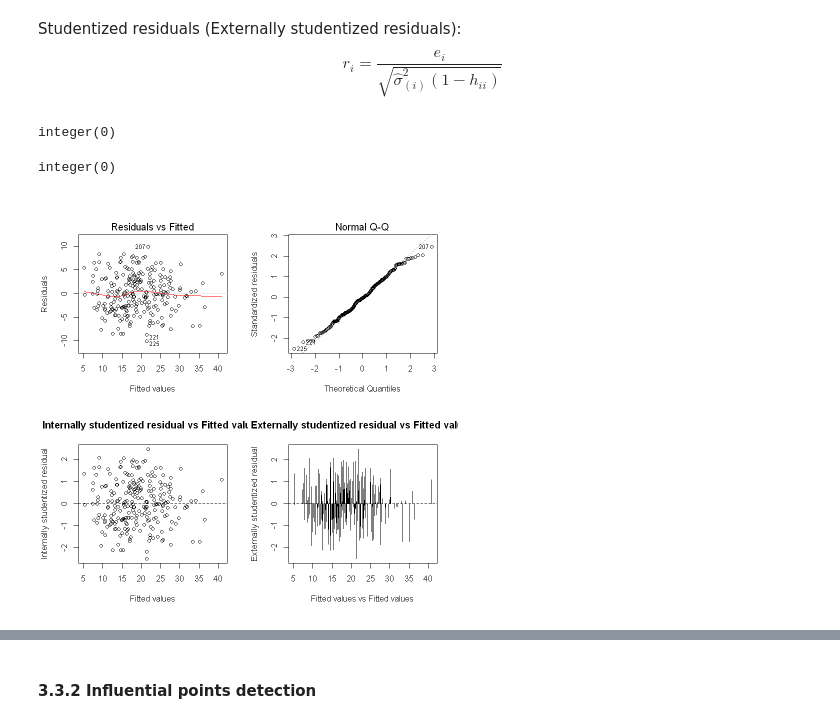
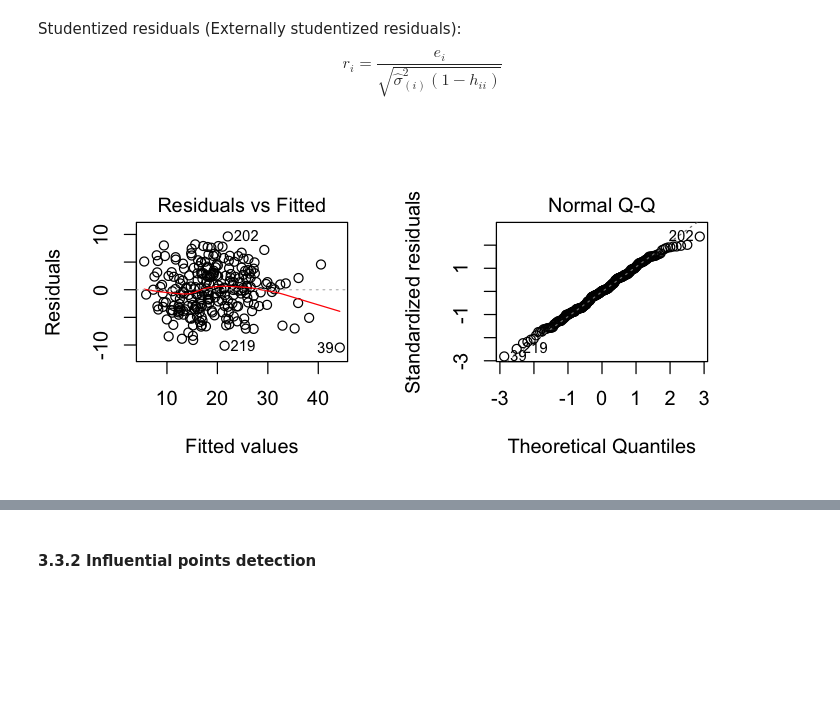
Before and after one commit to RitaWu98/STAT628-Module2, a Jupyter notebook: code/Final Model & Outliers.ipynb, the cells around one changed output, grey strips where cells are left out. Saved outputs shown, nothing was run; the diff lists cells and outputs as text; code cells hidden in the pictures; blank space fills up the shorter version.

Commit message:
Change the plots of outlier detection into ggplot format

```diff
--- a/code/Final Model & Outliers.ipynb
+++ b/code/Final Model & Outliers.ipynb
@@ -12,8 +31,7 @@ set.seed(1234)
 # %% [markdown]
 We choose weight and abdomen as predictiors for body fat as our final model.
 # %%
-fat = read.csv("BodyFat.csv", header = T)
-fat.rm = fat[-c(182,76,96,48,42,41,39),]
+fat.rm = read.csv("../data/clean_fat.csv", header = T)
 fat.rm$DENSITY = NULL
 fat.rm$IDNO = NULL
 # %%
@@ -63,23 +81,12 @@ where $e_i = Y_i-\hat{Y}_i$, $H=X(X'X)^{-1}X'$ and $\hat{\sigma}^2=\text{MSE}$.
 # %% [markdown]
 Studentized residuals (Externally studentized residuals):
 $$r_i=\frac{e_i}{\sqrt{\hat{\sigma}^2_{(i)}(1-h_{ii})}}$$
-# %%
-##  plot for standard / studentized res. vs fitted value
-par(mfrow=c(2,2))
-data=fat.rm
-plot(lm.reg,1)
-plot(lm.reg,2)
-index=1:nrow(data)
-plot(lm.reg$fitted, stdres(lm.reg), xlab="Fitted values",
-     ylab="Internally studentized residual",main="Internally studentized residual vs Fitted values") ;abline(h=0, lty=2)
-# text(lm.reg$fitted[abs(stdres(lm.reg))>3], labels=index[abs(stdres(lm.reg))>3], cex=1, pos=2)
-index[abs(stdres(lm.reg))>3]
-plot(lm.reg$fitted, studres(lm.reg), type = "h", xlab="Fitted values vs Fitted values",
-     ylab="Externally studentized residual",main="Externally studentized residual vs Fitted values");abline(h=c(0,-3,3), lty=2)
-# text(lm.reg$fitted[abs(studres(lm.reg))>3], studres(lm.reg)[abs(studres(lm.reg))>3], labels=index[abs(studres(lm.reg))>3], cex=1, pos=2)
-index[abs(studres(lm.reg))>3]
-# no significant outlier
-# %% [output]
-integer(0)
-integer(0)
-[figure, removed]
+# %%
+options(repr.plot.width=6, repr.plot.height=3)
+par(mfrow=c(1,2))
+data=fat.rm
+plot(lm.reg,1)
+plot(lm.reg,2)
+index=1:nrow(data)
+# %% [output]
+[figure, added]
```
Also changed, not shown: parts of 14 cells of this notebook.
